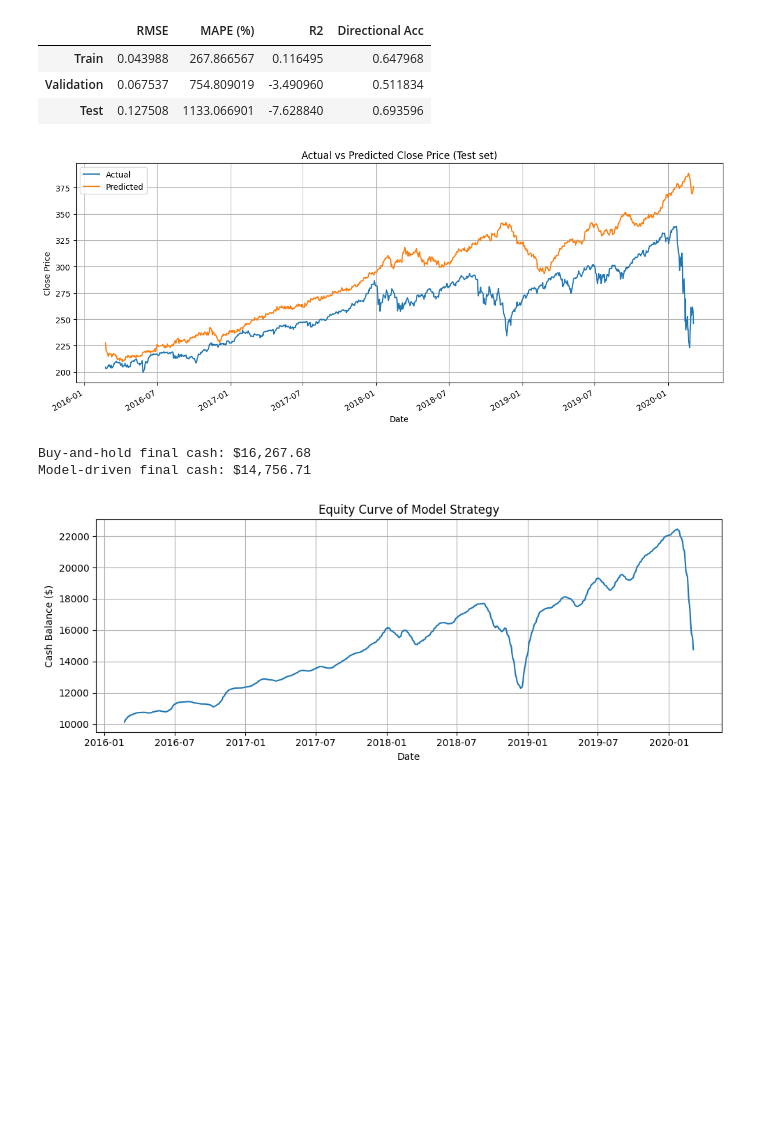
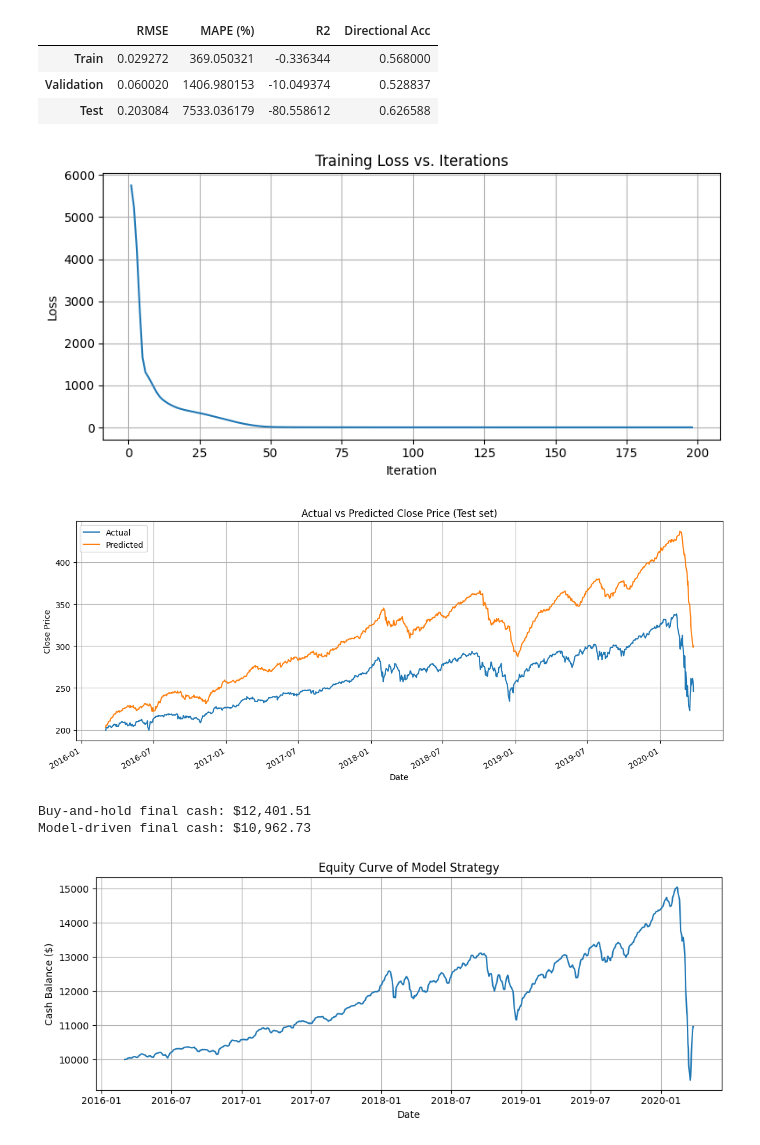
Before and after one commit to adamgj3030/Stock_Prediction, a Jupyter notebook: models/dnn.ipynb, the cells around one changed output. Saved outputs shown, nothing was run; the diff lists cells and outputs as text; code cells hidden in the pictures; blank space fills up the shorter version.

```diff
--- a/models/dnn.ipynb
+++ b/models/dnn.ipynb
@@ -45,7 +45,7 @@ def calculate_metrics(y_true, y_pred):
     return {'RMSE': rmse, 'MAPE (%)': mape, 'R2': r2, 'Directional Acc': directional_acc}
 # %%
 def run_dnn_model(file_path, lag=15, forecast=5, hidden_layers = (64, 32), max_iter = 500):
-    """Run linear regression and compute return-based metrics."""
+    """Run DNN and compute return-based metrics."""
     df, X, y, dates = preprocess_data(file_path, lag, forecast)
     (X_train, y_train), (X_val, y_val), (X_test, y_test, dates_test) = split_data(X, y, dates)
     scaler = StandardScaler()
@@ -100,14 +100,24 @@ def calculate_cash_balance(file_path, y_pred_test, notional=10000, lag=15, forec
     buy_hold_cash    = notional * (price[-1] / price[0])
     return model_final_cash, buy_hold_cash, pnl
 # %%
-# Main execution for testing
 file_path = '../data/etfs/SPY.csv'
-lag = 60
-forecast = 20
+lag = 15
+forecast = 5
 
 metrics, model, dates_test, y_test, y_pred_test = run_dnn_model(file_path, lag, forecast, hidden_layers = (64, 32), max_iter = 500)
 metrics_df = pd.DataFrame.from_dict(metrics, orient='index')
 display(metrics_df)
+
+loss_curve = model.loss_curve_
+
+plt.figure(figsize=(8, 4))
+plt.plot(range(1, len(loss_curve) + 1), loss_curve)
+plt.title("Training Loss vs. Iterations")
+plt.xlabel("Iteration")
+plt.ylabel("Loss")
+plt.grid(True)
+plt.tight_layout()
+plt.show()
 
 # Plot actual vs predicted
 actual_series = pd.Series(y_test.values, index=dates_test, name='Actual')
@@ -156,9 +166,10 @@ Iteration 221, loss = 8.20877447
 Training loss did not improve more than tol=0.000100 for 10 consecutive epochs. Stopping.
 |  | RMSE | MAPE (%) | R2 | Directional Acc |
-| Train | 0.043988 | 267.866567 | 0.116495 | 0.647968 |
-| Validation | 0.067537 | 754.809019 | -3.490960 | 0.511834 |
-| Test | 0.127508 | 1133.066901 | -7.628840 | 0.693596 |
+| Train | 0.029272 | 369.050321 | -0.336344 | 0.568000 |
+| Validation | 0.060020 | 1406.980153 | -10.049374 | 0.528837 |
+| Test | 0.203084 | 7533.036179 | -80.558612 | 0.626588 |
-[figure, old version]
+[figure, new version]
+[figure, new version]
-Buy-and-hold final cash: $16,267.68
-Model-driven final cash: $14,756.71
+Buy-and-hold final cash: $12,401.51
+Model-driven final cash: $10,962.73
-[figure, old version]
+[figure, added]
```
Also changed, not shown: parts of 1 cell of this notebook, 1 other file.
